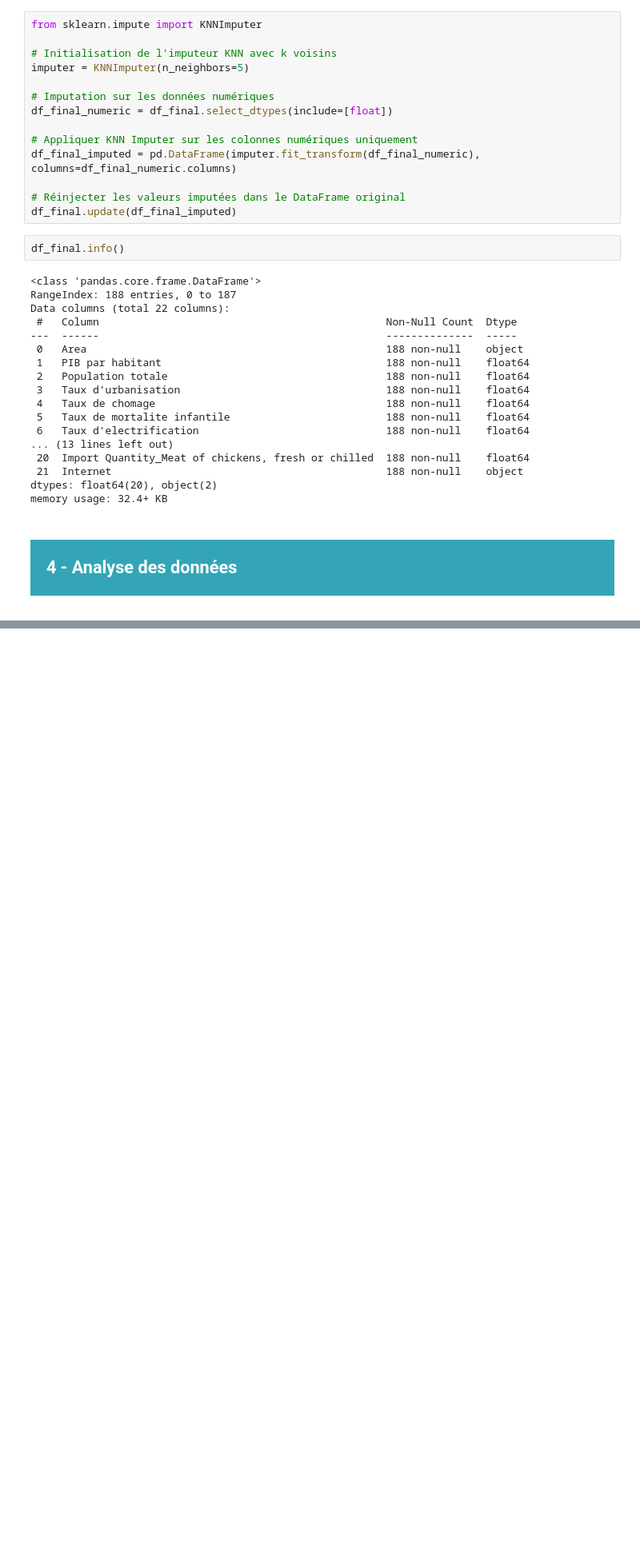
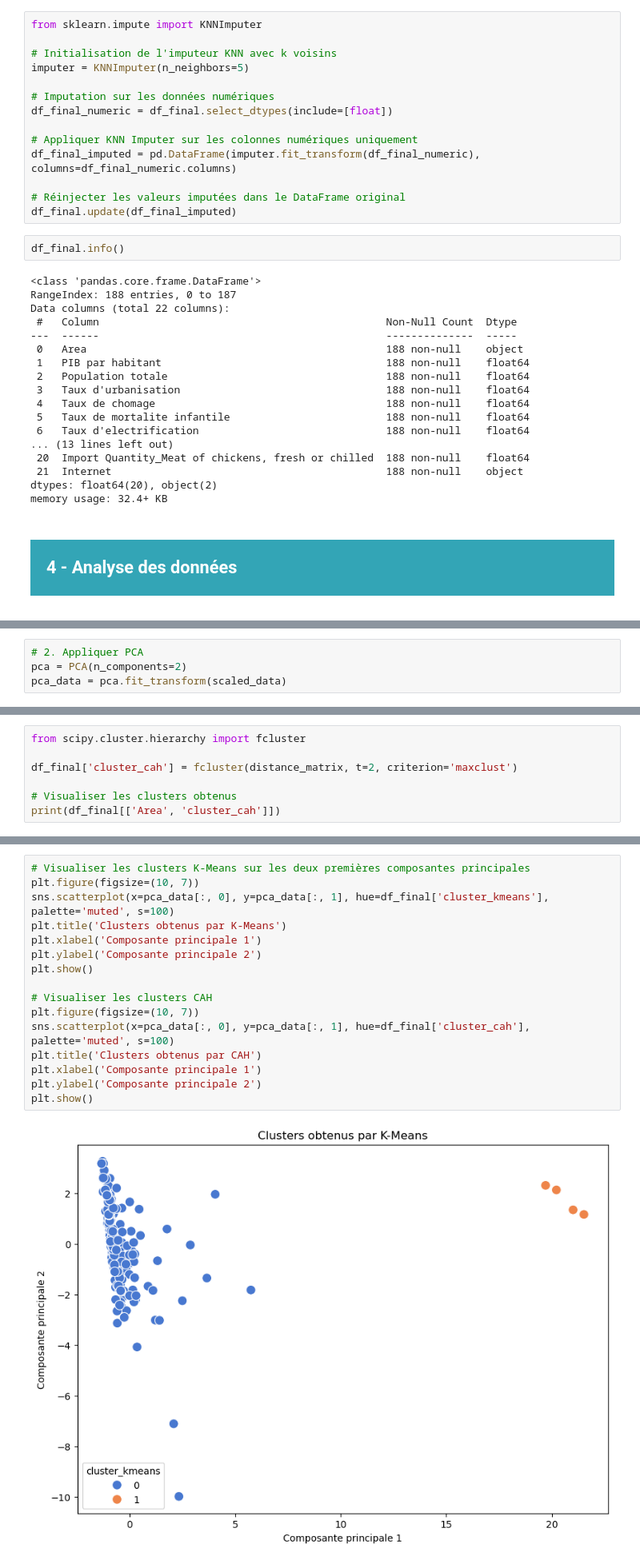
Before and after one commit to obenmaha/BioPoultryMarketAnalysis, a Jupyter notebook: Notebook.ipynb, the cells around one changed output, grey strips where cells are left out. Shown at 80% size. Saved outputs shown, nothing was run; the diff lists cells and outputs as text; blank space fills up the shorter version.

```diff
--- a/Notebook.ipynb
+++ b/Notebook.ipynb
@@ -584,0 +652,4 @@ memory usage: 32.4+ KB
+# %%
+# 2. Appliquer PCA
+pca = PCA(n_components=2)
+pca_data = pca.fit_transform(scaled_data)
@@ -584,0 +719,7 @@ memory usage: 32.4+ KB
+# %%
+from scipy.cluster.hierarchy import fcluster
+
+df_final['cluster_cah'] = fcluster(distance_matrix, t=2, criterion='maxclust')
+
+# Visualiser les clusters obtenus
+print(df_final[['Area', 'cluster_cah']])
@@ -584,0 +746,18 @@ memory usage: 32.4+ KB
+# %%
+# Visualiser les clusters K-Means sur les deux premières composantes principales
+plt.figure(figsize=(10, 7))
+sns.scatterplot(x=pca_data[:, 0], y=pca_data[:, 1], hue=df_final['cluster_kmeans'], palette='muted', s=100)
+plt.title('Clusters obtenus par K-Means')
+plt.xlabel('Composante principale 1')
+plt.ylabel('Composante principale 2')
+plt.show()
+
+# Visualiser les clusters CAH
+plt.figure(figsize=(10, 7))
+sns.scatterplot(x=pca_data[:, 0], y=pca_data[:, 1], hue=df_final['cluster_cah'], palette='muted', s=100)
+plt.title('Clusters obtenus par CAH')
+plt.xlabel('Composante principale 1')
+plt.ylabel('Composante principale 2')
+plt.show()
+# %% [output]
+[figure, added]
```
Also changed, not shown: parts of 18 cells of this notebook.
